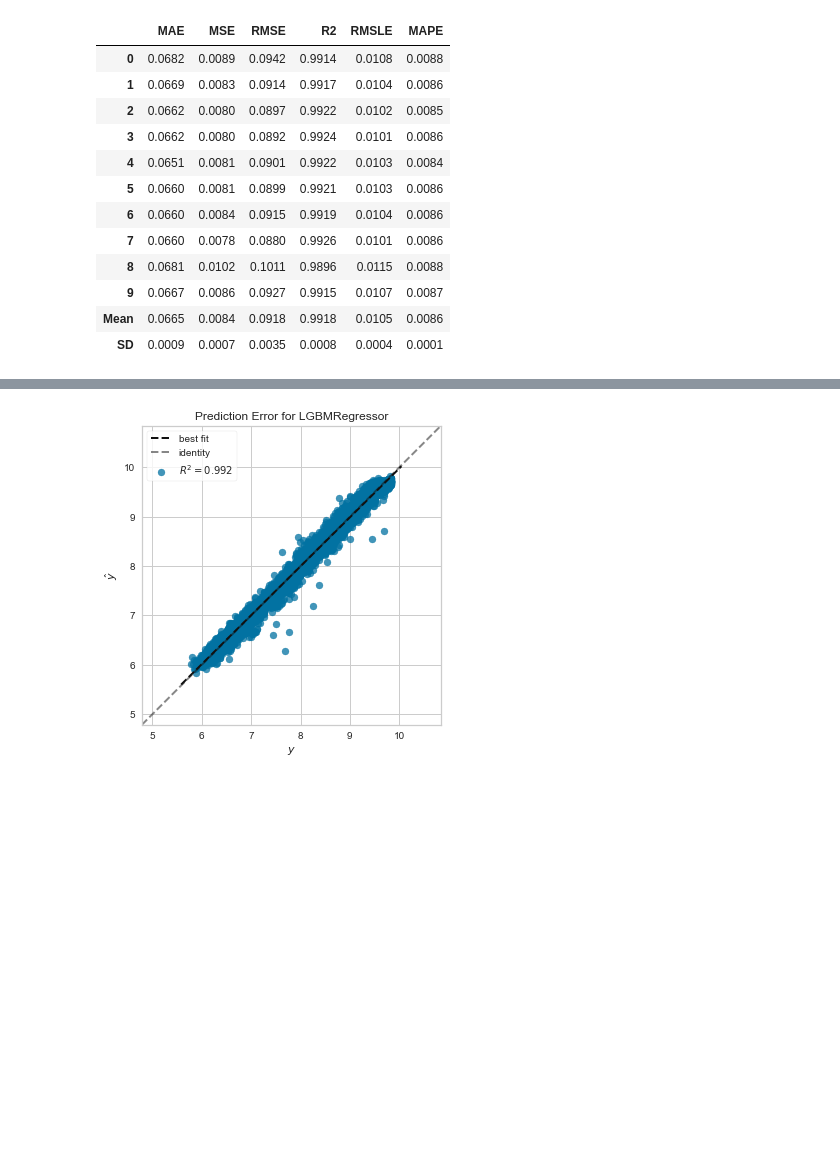
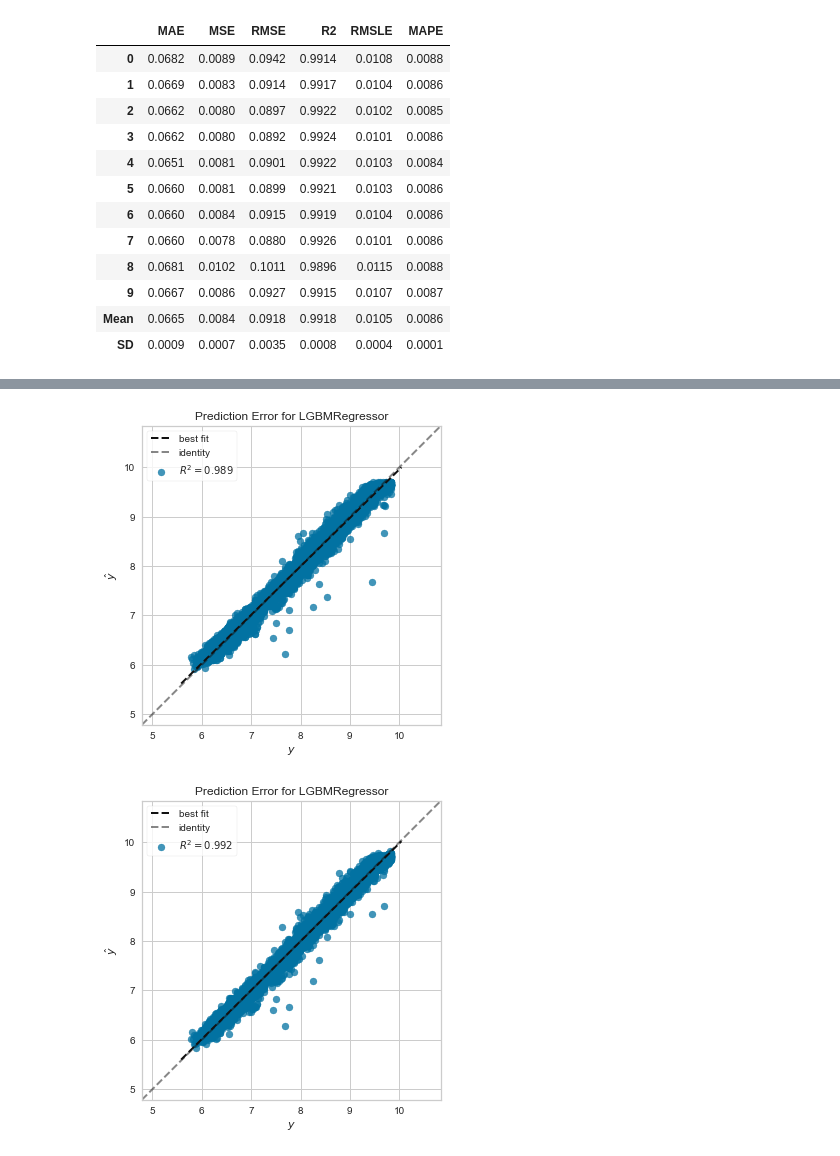
Before and after one commit to MarioGar25/Diamonds-everywhere, a Jupyter notebook: Model3-Pycaret.ipynb, the cells around one changed output, grey strips where cells are left out. Saved outputs shown, nothing was run; the diff lists cells and outputs as text; code cells hidden in the pictures; blank space fills up the shorter version.

```diff
--- a/Model3-Pycaret.ipynb
+++ b/Model3-Pycaret.ipynb
@@ -108,0 +113,2 @@ tuned_lgbm = tune_model(lgbm_reg)
+# %%
+tuned_opt_lgbm = tune_model(lgbm_reg, search_library = "tune-sklearn", search_algorithm="optuna", n_iter=20)
@@ -113,3 +133,7 @@ plot_model(tuned_lgbm, plot = "error")
+# %%
+plot_model(tuned_opt_lgbm, plot = "error")
+# %% [output]
+[figure, added]
 # %%
 plot_model(lgbm_reg, plot = "error")
 # %% [output]
```
Also changed, not shown: parts of 8 cells of this notebook.
